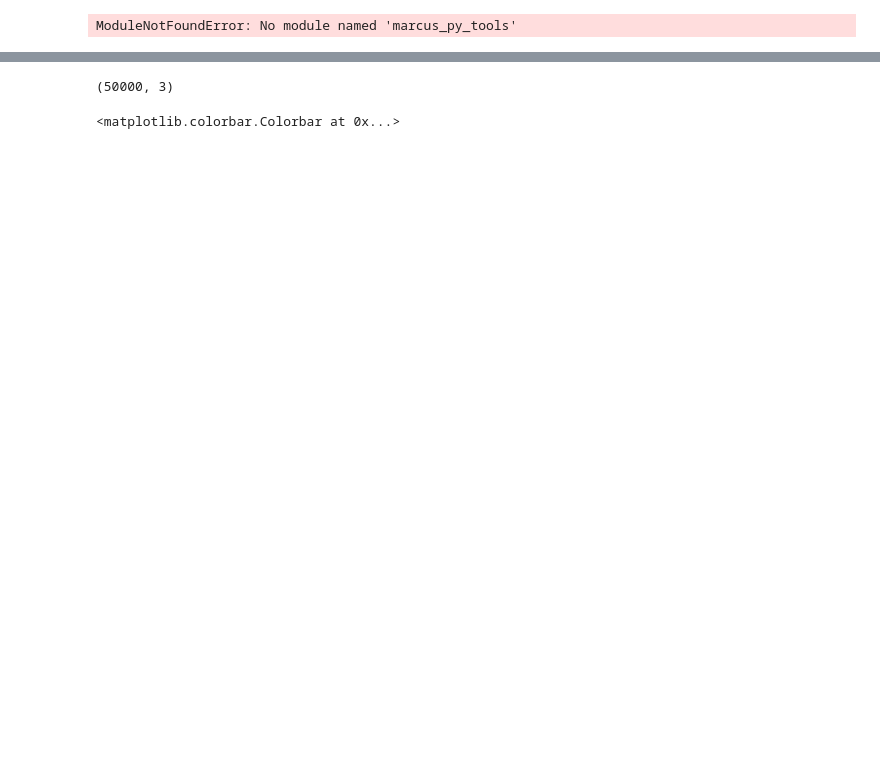
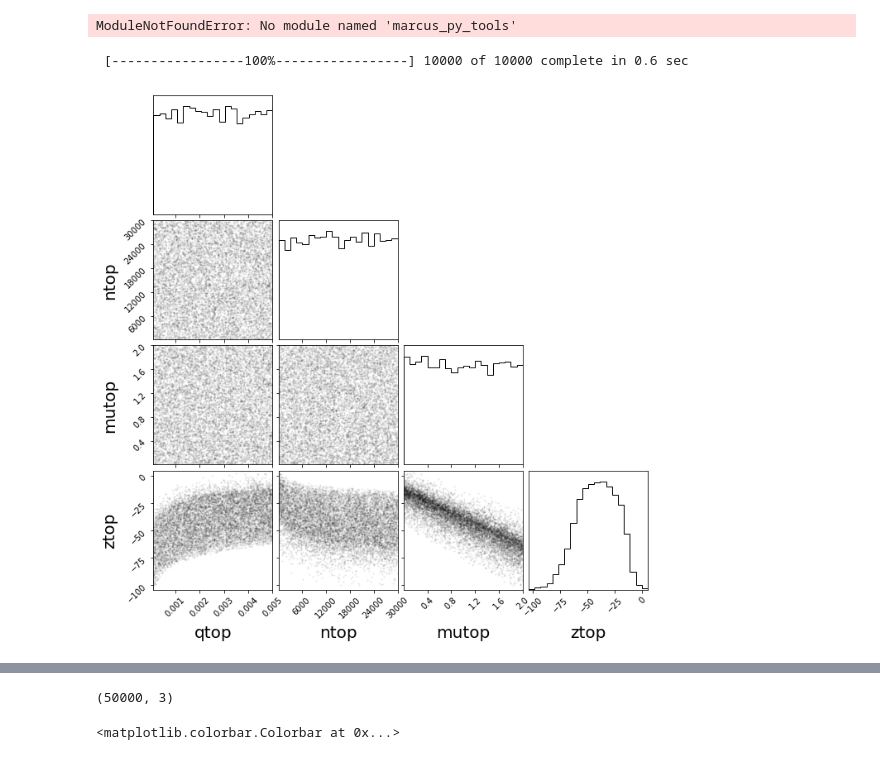
Before and after one commit to mvanlierwalq/IPy_NB_Public, a Jupyter notebook: boss_misc_analysis_00.ipynb, the cells around one changed output, grey strips where cells are left out. Drawn from its saved outputs; the diff is of its cells as text; code cells hidden in the pictures; blank space fills up the shorter version.

Commit message:
added qtop,ntop,mutop,ztop analysis
added analysis of uniform distribution of qtop,ntop,mutop, etc...

```diff
--- a/boss_misc_analysis_00.ipynb
+++ b/boss_misc_analysis_00.ipynb
@@ -39,6 +43,38 @@ cov_bin  = np.array([[101.2,  96.55,  121.96],
                      [121.96, 168.97, 259.0 ]])
 mean_bin = np.array([35.56, 32.34, 37.80])
 #..
+# %%
+#..Consider the limits on M0,M3,M6 set by the bounds on ntop, qtop, ztop in the BOSS LHS Sampling
+#..Convert from n,q,z to M0,M3,M6
+qtop_min = 1.e-4
+qtop_max = 5.e-3
+ntop_min = 2.e2
+ntop_max = 3.e4
+mutop_min= 0.0
+#mutop_max= 15.0
+mutop_max= 2.0
+#..Now sample from the uniform distribution (or do LHS)
+qtop = pymc.Uniform(name='qtop', lower=qtop_min, upper=qtop_max)
+ntop = pymc.Uniform(name='ntop', lower=ntop_min, upper=ntop_max)
+mutop= pymc.Uniform(name='mutop',lower=mutop_min,upper=mutop_max)
+
+mc     = pymc.MCMC([qtop,ntop,mutop])
+mc.sample(10000)
+
+#..Define ztop
+lamr = (np.pi*1000.*mc.trace('ntop')[:]/mc.trace('qtop')[:])**(1./3.)
+ztop = 10.*np.log10(1.e12*mc.trace('ntop')[:]*lamr*scipy.special.gamma(7+mc.trace('mutop')[:])/
+                    (lamr**(7+mc.trace('mutop')[:])))
+# %% [output]
+ [-----------------100%-----------------] 10000 of 10000 complete in 0.6 sec
+# %%
+labs = ['qtop','ntop','mutop','ztop']
+lab_kwargs = {'fontsize':'20'}
+samples = np.vstack((mc.trace('qtop')[:],mc.trace('ntop')[:],mc.trace('mutop')[:],ztop))
+fig,axes = corner.corner(samples.T,labels=labs, plot_density=False,plot_contours=False,
+                         label_kwargs=lab_kwargs)
+# %% [output]
+[figure, added]
 # %%
 nc =  Dataset('/home/mvanlier/BOSS/BOSS_misc/M0_M3_all.nc','r')
 h_M0_M3 = nc.variables['M0_M3'][:,:]
```
Also changed, not shown: parts of 8 cells of this notebook.
